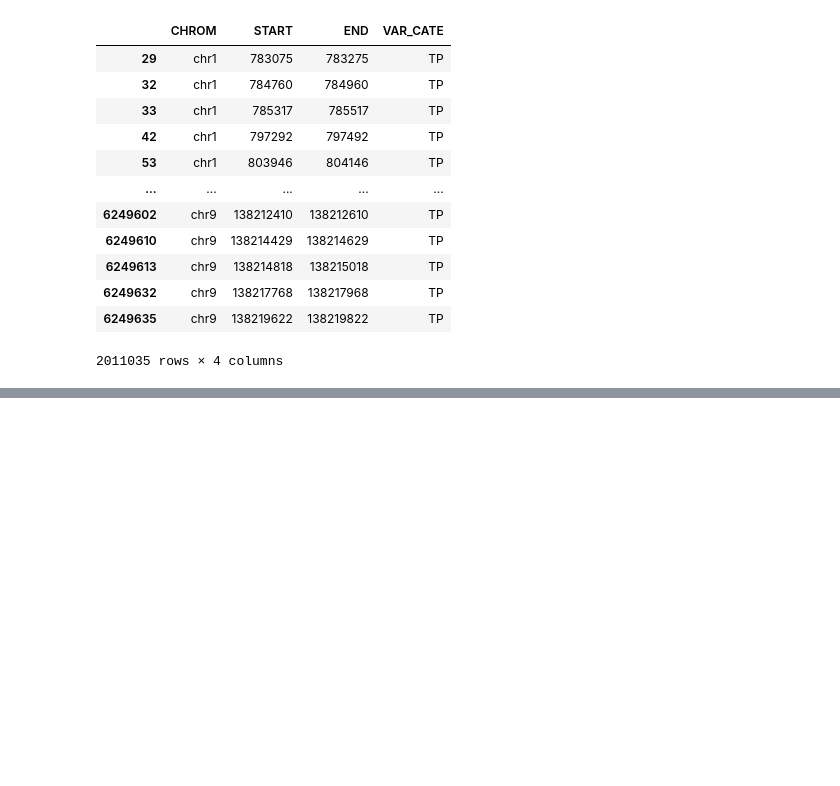
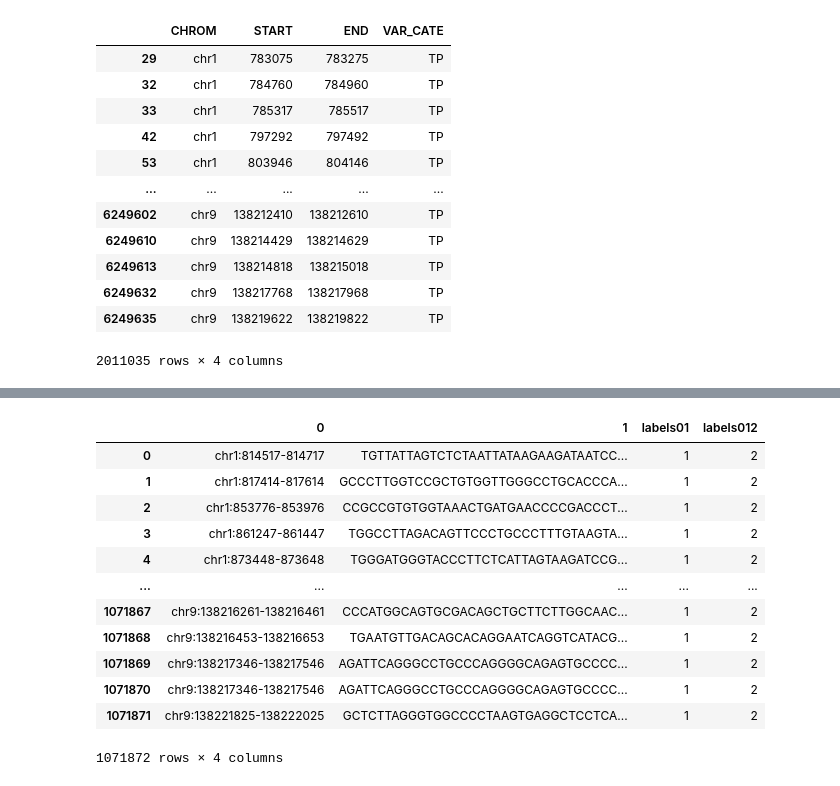
Before and after one commit to NguyenMaiAnh-Do/bash_script, a Jupyter notebook: bash_script/get_flanking.ipynb, the cells around one changed output, grey strips where cells are left out. Cells and saved outputs as stored; diff of their text form; code cells hidden in the pictures; blank space fills up the shorter version.

```diff
--- a/bash_script/get_flanking.ipynb
+++ b/bash_script/get_flanking.ipynb
@@ -211,0 +249,18 @@ fn_flaking
+# %%
+fn_flank['labels01'] = 1
+fn_flank['labels012'] = 2
+fn_flank
+# %% [output]
+|  | 0 | 1 | labels01 | labels012 |
+| 0 | chr1:814517-814717 | TGTTATTAGTCTCTAATTATAAGAAGATAATCC... | 1 | 2 |
+| 1 | chr1:817414-817614 | GCCCTTGGTCCGCTGTGGTTGGGCCTGCACCCA... | 1 | 2 |
+| 2 | chr1:853776-853976 | CCGCCGTGTGGTAAACTGATGAACCCCGACCCT... | 1 | 2 |
+| 3 | chr1:861247-861447 | TGGCCTTAGACAGTTCCCTGCCCTTTGTAAGTA... | 1 | 2 |
+| 4 | chr1:873448-873648 | TGGGATGGGTACCCTTCTCATTAGTAAGATCCG... | 1 | 2 |
+| ... | ... | ... | ... | ... |
+| 1071867 | chr9:138216261-138216461 | CCCATGGCAGTGCGACAGCTGCTTCTTGGCAAC... | 1 | 2 |
+| 1071868 | chr9:138216453-138216653 | TGAATGTTGACAGCACAGGAATCAGGTCATACG... | 1 | 2 |
+| 1071869 | chr9:138217346-138217546 | AGATTCAGGGCCTGCCCAGGGGCAGAGTGCCCC... | 1 | 2 |
+| 1071870 | chr9:138217346-138217546 | AGATTCAGGGCCTGCCCAGGGGCAGAGTGCCCC... | 1 | 2 |
+| 1071871 | chr9:138221825-138222025 | GCTCTTAGGGTGGCCCCTAAGTGAGGCTCCTCA... | 1 | 2 |
+1071872 rows × 4 columns
```
Also changed, not shown: parts of 10 cells of this notebook.
